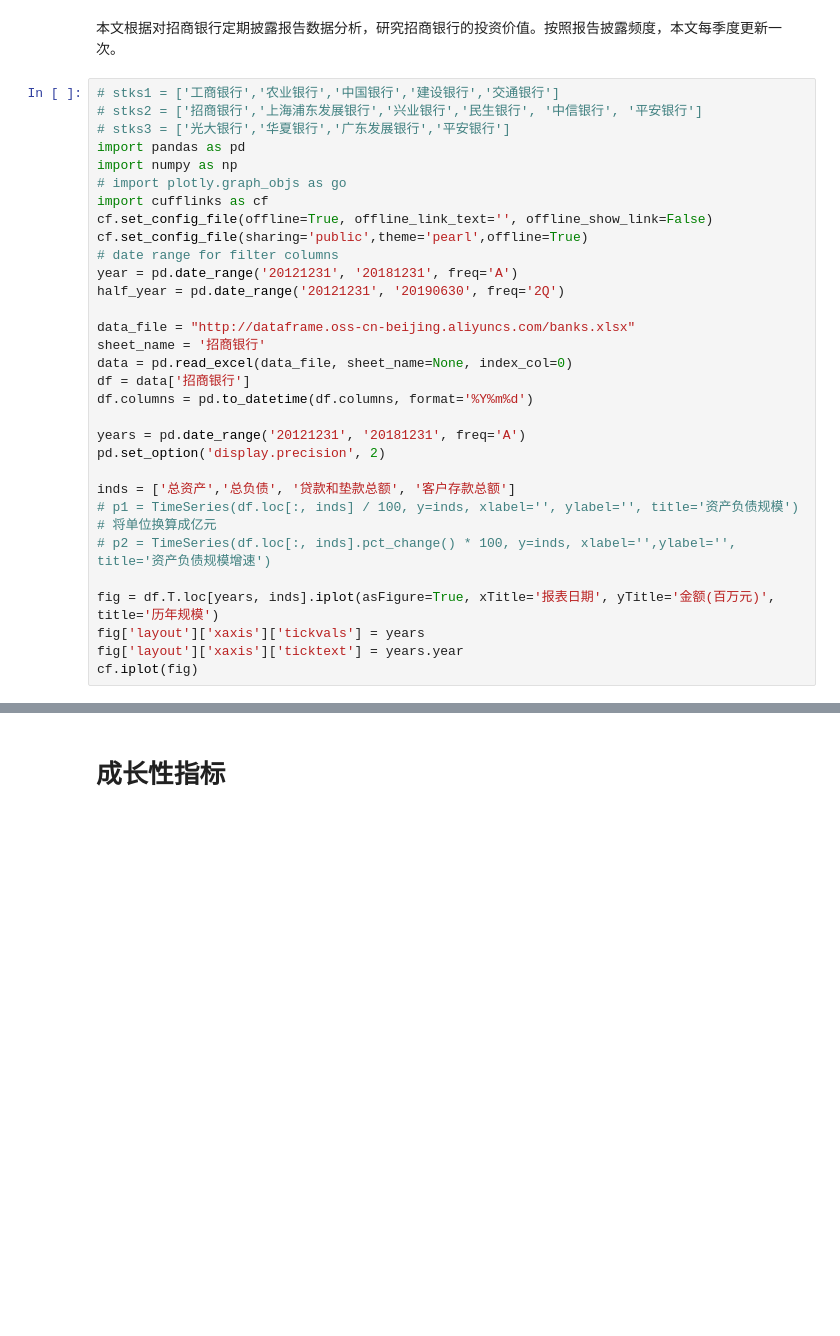
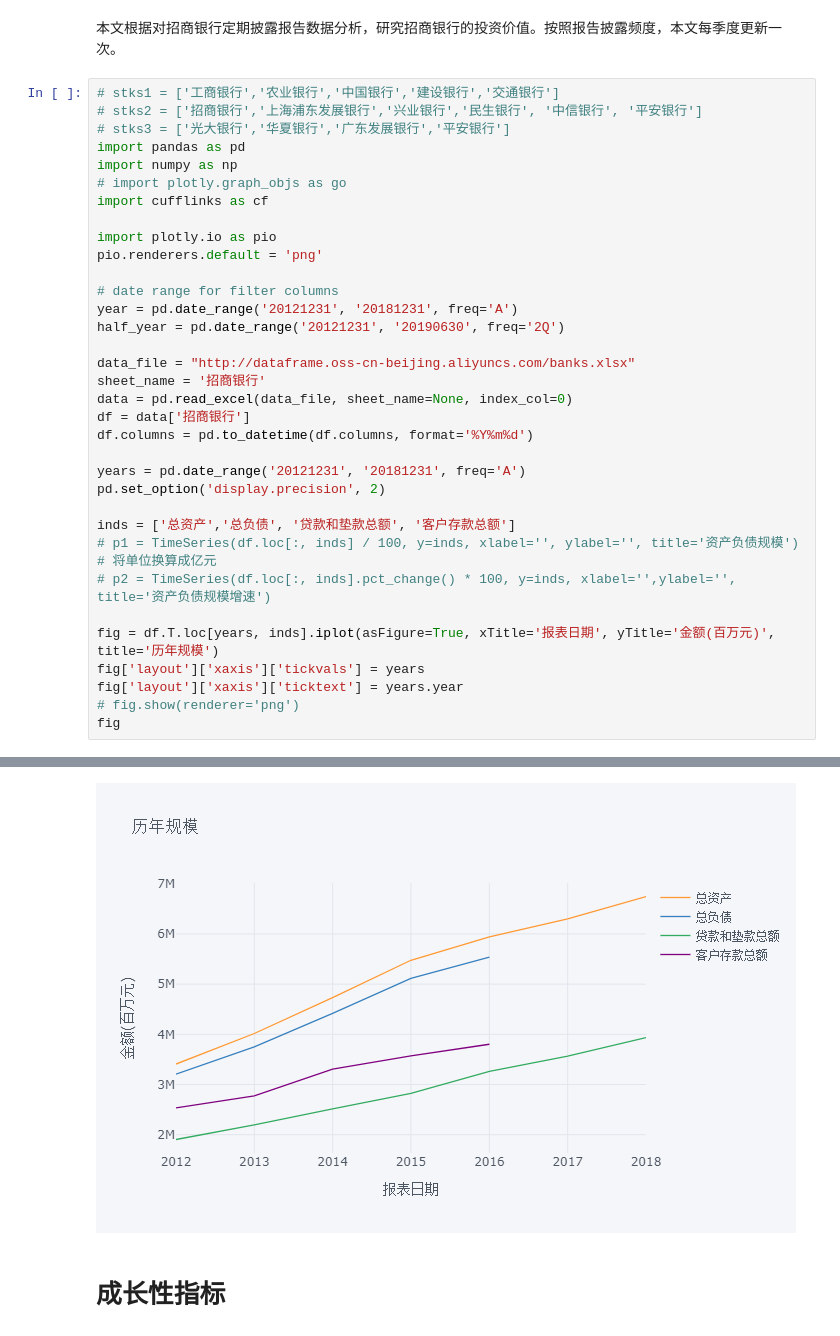
Before and after one commit to ericluo/psda, a Jupyter notebook: 600036.ipynb, the cells around one changed output, grey strips where cells are left out. Saved outputs shown, nothing was run; the diff lists cells and outputs as text; blank space fills up the shorter version.

```diff
--- a/600036.ipynb
+++ b/600036.ipynb
@@ -8,8 +8,10 @@ import pandas as pd
 import numpy as np
 # import plotly.graph_objs as go
 import cufflinks as cf
-cf.set_config_file(offline=True, offline_link_text='', offline_show_link=False)
-cf.set_config_file(sharing='public',theme='pearl',offline=True)
+
+import plotly.io as pio
+pio.renderers.default = 'png'
+
 # date range for filter columns
 year = pd.date_range('20121231', '20181231', freq='A')
 half_year = pd.date_range('20121231', '20190630', freq='2Q')
@@ -30,5 +32,6 @@ inds = ['总资产','总负债', '贷款和垫款总额', '客户存款总额']
 fig = df.T.loc[years, inds].iplot(asFigure=True, xTitle='报表日期', yTitle='金额(百万元)', title='历年规模')
 fig['layout']['xaxis']['tickvals'] = years
 fig['layout']['xaxis']['ticktext'] = years.year
-cf.iplot(fig)
+# fig.show(renderer='png')
+fig
 # %% [output]
@@ -36,3 +38,4 @@ cf.iplot(fig)
+[figure, added]
 # %% [markdown]
 # 成长性指标
 # %% [markdown]
```
Also changed, not shown: parts of 1 cell of this notebook, 6 other files.
